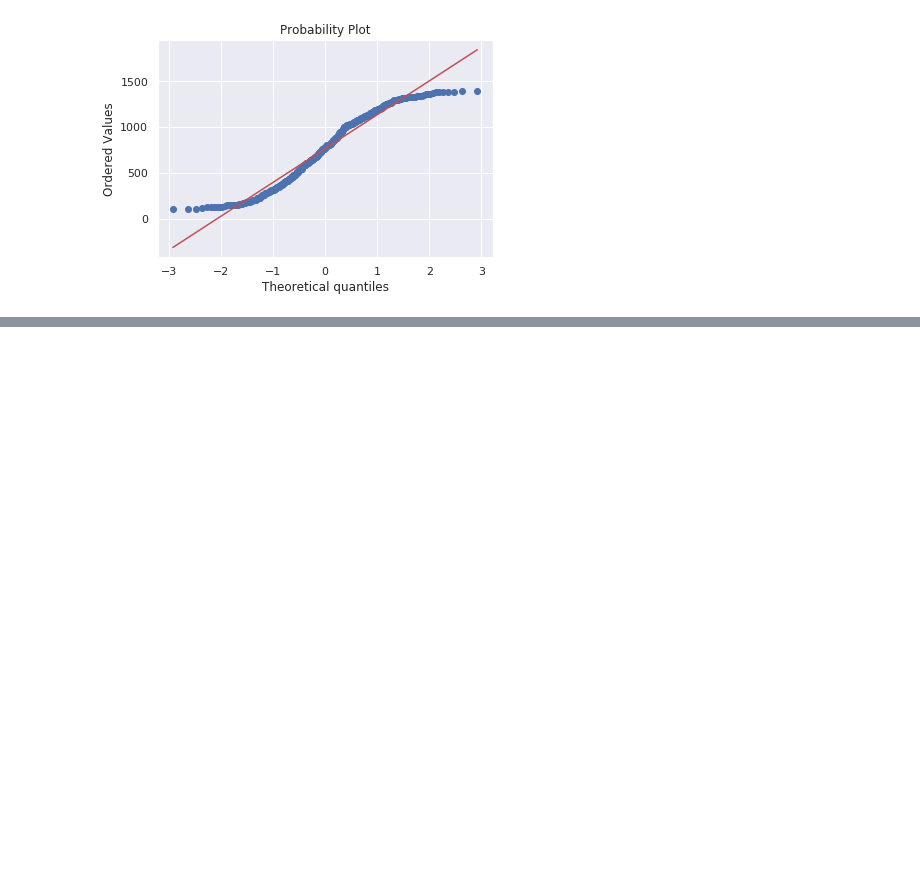
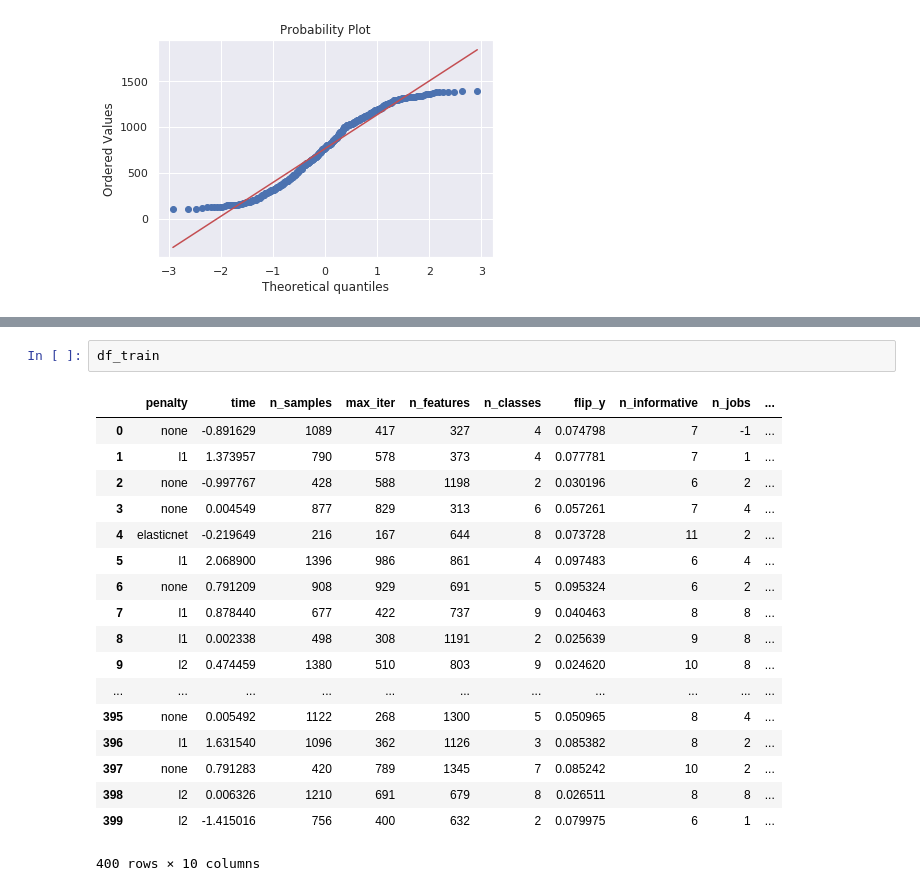
Before and after one commit to WangHaomao/5001IProject, a Jupyter notebook: 5001IProject/Untitled.ipynb, the cells around one changed output, grey strips where cells are left out. Drawn from its saved outputs; the diff is of its cells as text; blank space fills up the shorter version.

```diff
--- a/5001IProject/Untitled.ipynb
+++ b/5001IProject/Untitled.ipynb
@@ -220,0 +217,21 @@ res = stats.probplot(df_train['n_features'], plot=plt)
+# %%
+df_train
+# %% [output]
+|  | penalty | time | n_samples | max_iter | n_features | n_classes | flip_y | n_informative | n_jobs | ... |
+| 0 | none | -0.891629 | 1089 | 417 | 327 | 4 | 0.074798 | 7 | -1 | ... |
+| 1 | l1 | 1.373957 | 790 | 578 | 373 | 4 | 0.077781 | 7 | 1 | ... |
+| 2 | none | -0.997767 | 428 | 588 | 1198 | 2 | 0.030196 | 6 | 2 | ... |
+| 3 | none | 0.004549 | 877 | 829 | 313 | 6 | 0.057261 | 7 | 4 | ... |
+| 4 | elasticnet | -0.219649 | 216 | 167 | 644 | 8 | 0.073728 | 11 | 2 | ... |
+| 5 | l1 | 2.068900 | 1396 | 986 | 861 | 4 | 0.097483 | 6 | 4 | ... |
+| 6 | none | 0.791209 | 908 | 929 | 691 | 5 | 0.095324 | 6 | 2 | ... |
+| 7 | l1 | 0.878440 | 677 | 422 | 737 | 9 | 0.040463 | 8 | 8 | ... |
+| 8 | l1 | 0.002338 | 498 | 308 | 1191 | 2 | 0.025639 | 9 | 8 | ... |
+| 9 | l2 | 0.474459 | 1380 | 510 | 803 | 9 | 0.024620 | 10 | 8 | ... |
+| ... | ... | ... | ... | ... | ... | ... | ... | ... | ... | ... |
+| 395 | none | 0.005492 | 1122 | 268 | 1300 | 5 | 0.050965 | 8 | 4 | ... |
+| 396 | l1 | 1.631540 | 1096 | 362 | 1126 | 3 | 0.085382 | 8 | 2 | ... |
+| 397 | none | 0.791283 | 420 | 789 | 1345 | 7 | 0.085242 | 10 | 2 | ... |
+| 398 | l2 | 0.006326 | 1210 | 691 | 679 | 8 | 0.026511 | 8 | 8 | ... |
+| 399 | l2 | -1.415016 | 756 | 400 | 632 | 2 | 0.079975 | 6 | 1 | ... |
+400 rows × 10 columns
```
Also changed, not shown: parts of 5 cells of this notebook, 11 other files.
